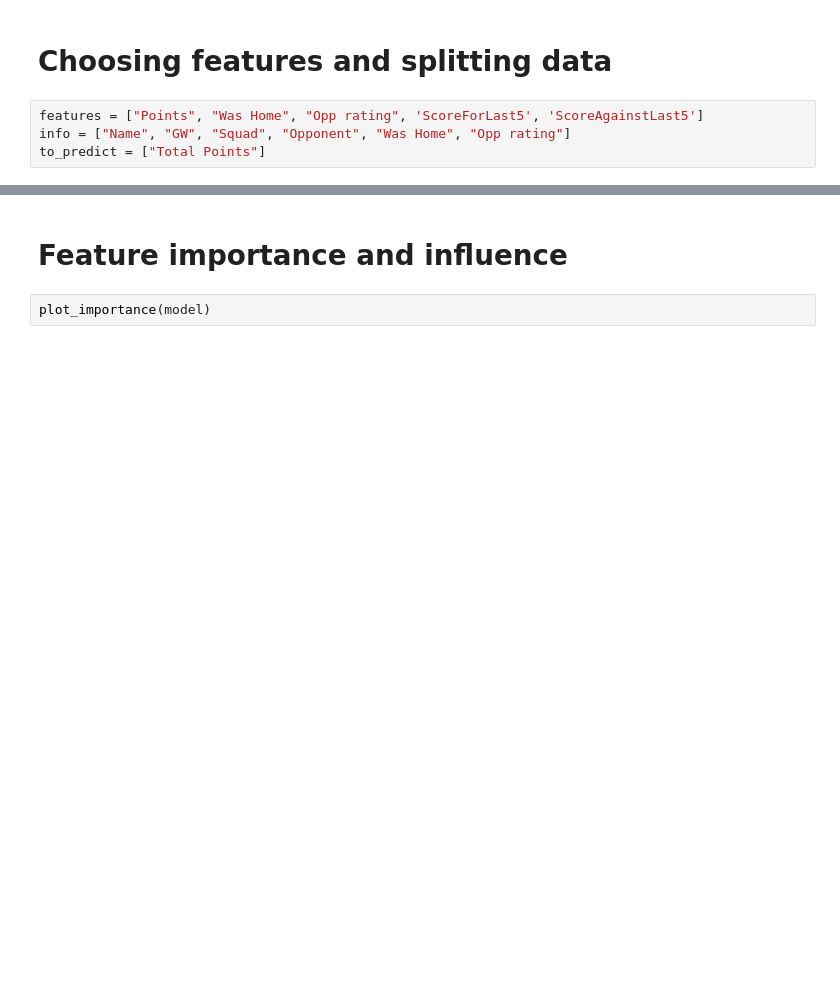
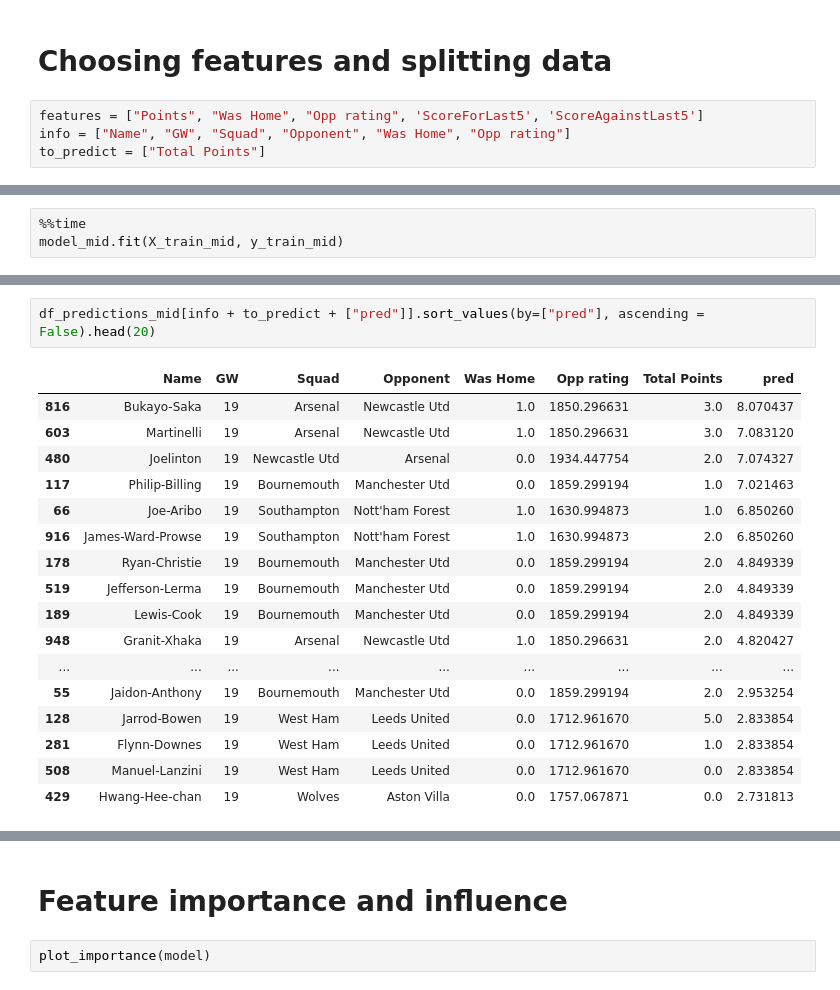
Before and after one commit to Fran3x/FPL_Model, a Jupyter notebook: notebooks/XGBoost_predictions.ipynb, the cells around one changed output, grey strips where cells are left out. Saved outputs shown, nothing was run; the diff lists cells and outputs as text; blank space fills up the shorter version.

```diff
--- a/notebooks/XGBoost_predictions.ipynb
+++ b/notebooks/XGBoost_predictions.ipynb
@@ -105,0 +151,3 @@ XGBRegressor(base_score=None, booster=None, callbacks=None,
+# %%
+%%time
+model_mid.fit(X_train_mid, y_train_mid)
@@ -163,0 +337,20 @@ df_predictions[info + to_predict + ["pred"]].sort_values(by=["pred"], ascending
+# %%
+df_predictions_mid[info + to_predict + ["pred"]].sort_values(by=["pred"], ascending = False).head(20)
+# %% [output]
+|  | Name | GW | Squad | Opponent | Was Home | Opp rating | Total Points | pred |
+| 816 | Bukayo-Saka | 19 | Arsenal | Newcastle Utd | 1.0 | 1850.296631 | 3.0 | 8.070437 |
+| 603 | Martinelli | 19 | Arsenal | Newcastle Utd | 1.0 | 1850.296631 | 3.0 | 7.083120 |
+| 480 | Joelinton | 19 | Newcastle Utd | Arsenal | 0.0 | 1934.447754 | 2.0 | 7.074327 |
+| 117 | Philip-Billing | 19 | Bournemouth | Manchester Utd | 0.0 | 1859.299194 | 1.0 | 7.021463 |
+| 66 | Joe-Aribo | 19 | Southampton | Nott'ham Forest | 1.0 | 1630.994873 | 1.0 | 6.850260 |
+| 916 | James-Ward-Prowse | 19 | Southampton | Nott'ham Forest | 1.0 | 1630.994873 | 2.0 | 6.850260 |
+| 178 | Ryan-Christie | 19 | Bournemouth | Manchester Utd | 0.0 | 1859.299194 | 2.0 | 4.849339 |
+| 519 | Jefferson-Lerma | 19 | Bournemouth | Manchester Utd | 0.0 | 1859.299194 | 2.0 | 4.849339 |
+| 189 | Lewis-Cook | 19 | Bournemouth | Manchester Utd | 0.0 | 1859.299194 | 2.0 | 4.849339 |
+| 948 | Granit-Xhaka | 19 | Arsenal | Newcastle Utd | 1.0 | 1850.296631 | 2.0 | 4.820427 |
+| ... | ... | ... | ... | ... | ... | ... | ... | ... |
+| 55 | Jaidon-Anthony | 19 | Bournemouth | Manchester Utd | 0.0 | 1859.299194 | 2.0 | 2.953254 |
+| 128 | Jarrod-Bowen | 19 | West Ham | Leeds United | 0.0 | 1712.961670 | 5.0 | 2.833854 |
+| 281 | Flynn-Downes | 19 | West Ham | Leeds United | 0.0 | 1712.961670 | 1.0 | 2.833854 |
+| 508 | Manuel-Lanzini | 19 | West Ham | Leeds United | 0.0 | 1712.961670 | 0.0 | 2.833854 |
+| 429 | Hwang-Hee-chan | 19 | Wolves | Aston Villa | 0.0 | 1757.067871 | 0.0 | 2.731813 |
```
Also changed, not shown: parts of 54 cells of this notebook.
